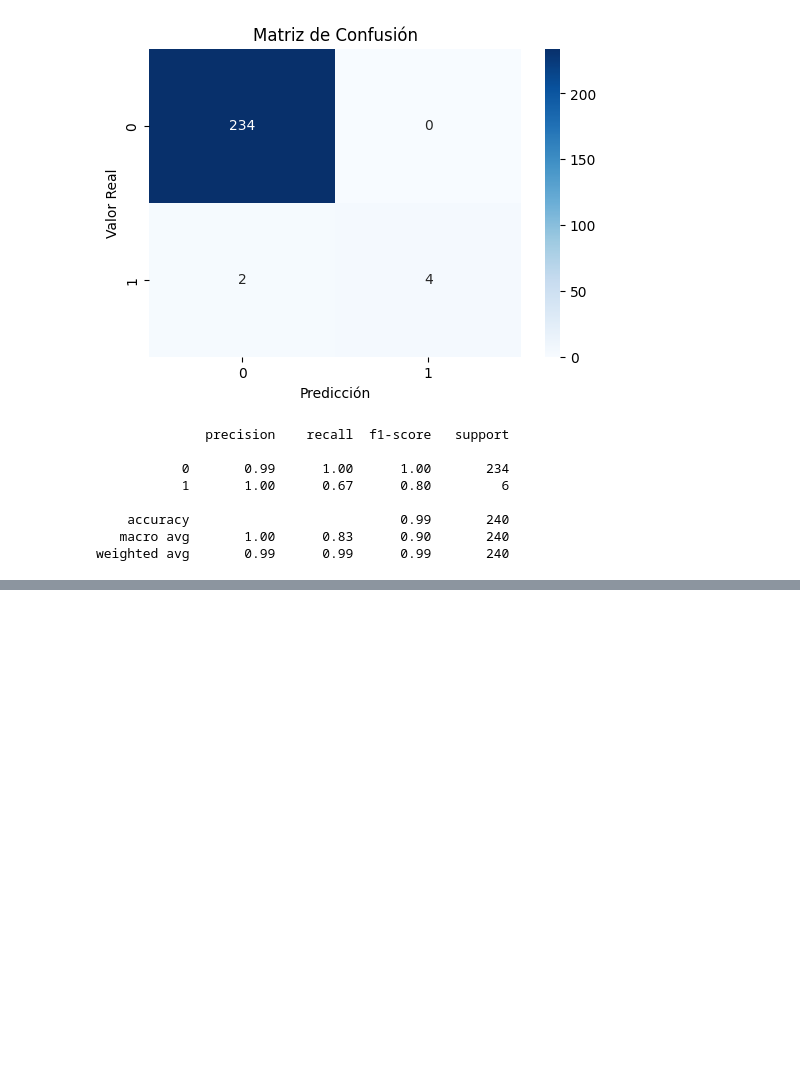
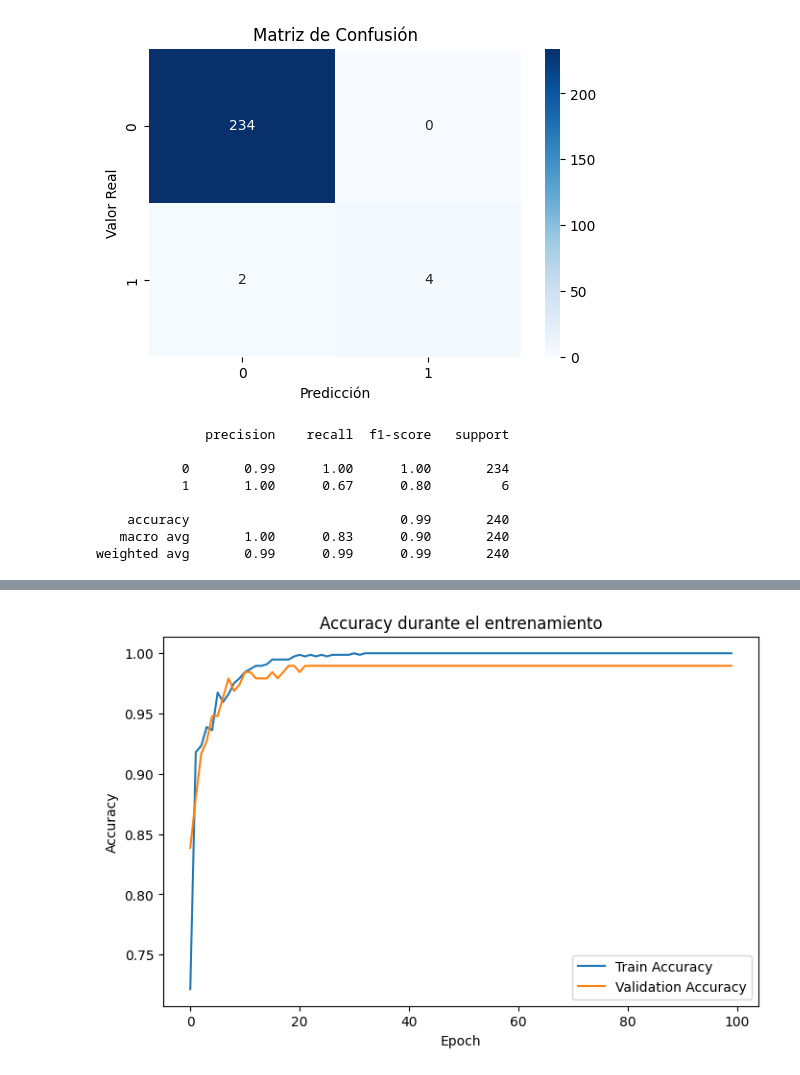
Before and after one commit to YaoCr003/IA, a Jupyter notebook: notebooks/ia.ipynb, the cells around one changed output, grey strips where cells are left out. Saved outputs shown, nothing was run; the diff lists cells and outputs as text; code cells hidden in the pictures; blank space fills up the shorter version.

```diff
--- a/notebooks/ia.ipynb
+++ b/notebooks/ia.ipynb
@@ -368,0 +452,9 @@ weighted avg       0.99      0.99      0.99       240
+# %%
+ #! Checkpoint
+
+checkpoint = ModelCheckpoint(
+    "best_depression_model.keras",
+    monitor="val_accuracy",
+    save_best_only=True,
+    verbose=1
+)
@@ -368,0 +480,13 @@ weighted avg       0.99      0.99      0.99       240
+# %%
+ #! Entrenamiento
+
+history = nn_model.fit(
+    x_train_scaled,
+    y_train,
+    epochs=100,
+    batch_size=16,
+    validation_split=0.2,
+    callbacks=[checkpoint],
+    class_weight=class_weights,
+    verbose=1
+)
@@ -368,0 +511,23 @@ weighted avg       0.99      0.99      0.99       240
+# %%
+ #! Presición del modelo
+
+plt.figure(figsize=(8,5))
+
+plt.plot(
+    history.history["accuracy"],
+    label="Train Accuracy"
+)
+
+plt.plot(
+    history.history["val_accuracy"],
+    label="Validation Accuracy"
+)
+
+plt.title("Accuracy durante el entrenamiento")
+plt.xlabel("Epoch")
+plt.ylabel("Accuracy")
+
+plt.legend()
+plt.show()
+# %% [output]
+[figure, added]
```
Also changed, not shown: parts of 24 cells of this notebook, 10 other files.
